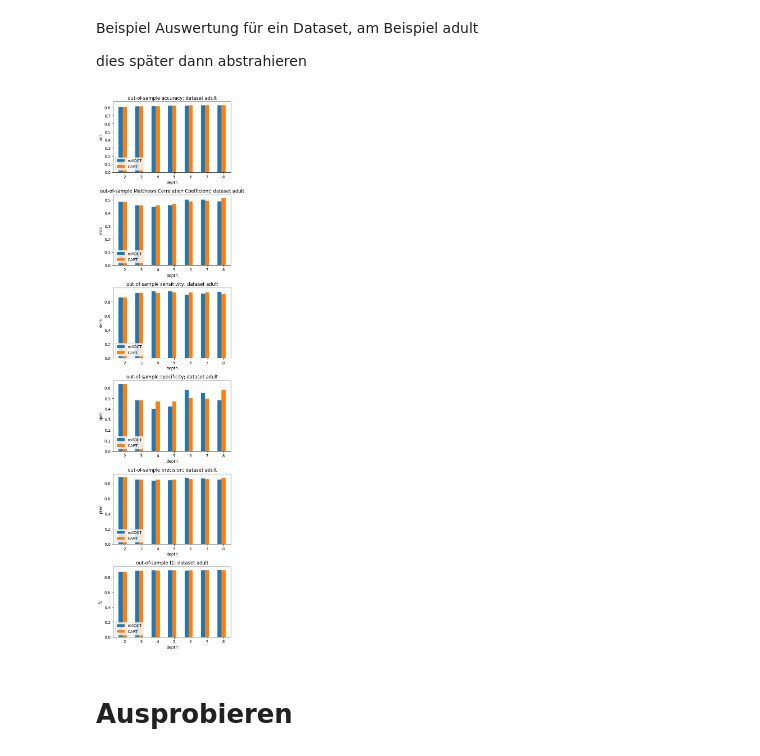
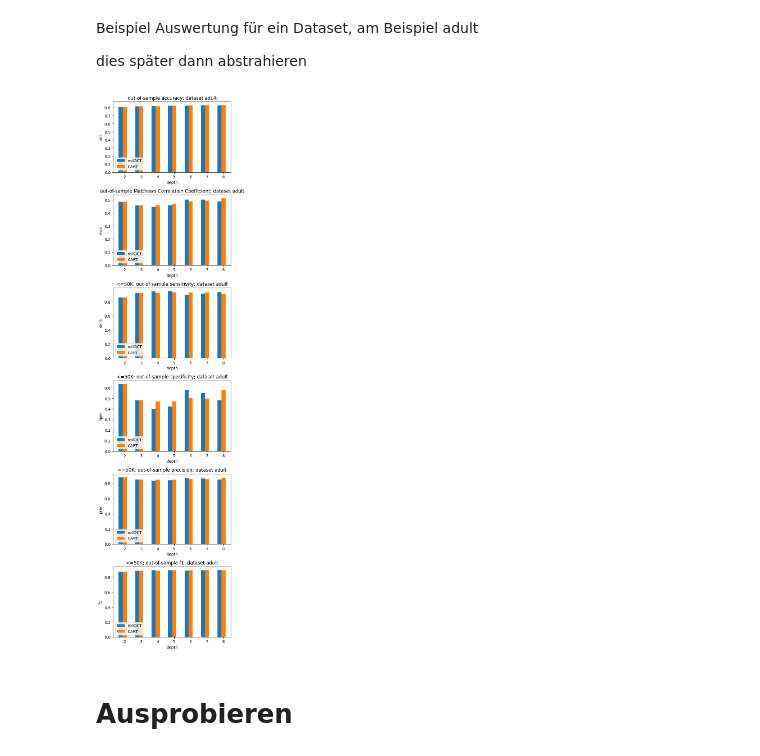
Before and after one commit to Morgall/LARF_BA, a Jupyter notebook: testing_juypter_notebooks/metrics_tree_test.ipynb, the cells around one changed output. Saved outputs shown, nothing was run; the diff lists cells and outputs as text; code cells hidden in the pictures.

Commit message:
implementing streamlining of figure generation

```diff
--- a/testing_juypter_notebooks/metrics_tree_test.ipynb
+++ b/testing_juypter_notebooks/metrics_tree_test.ipynb
@@ -340,7 +340,8 @@ def visualize_acc_mcc(result_dict_rollOCT, result_dict_cart, name_dataset, max_d
 
     return None
 # %%
-def plot_var_on_ax(ax, x, categories, bar_width, dataset_var_rollOCT, dataset_var_cart, dataset_name, metric_name, metric_short, train=False):
+#for acc and mcc
+def plot_on_ax(ax, x, categories, bar_width, dataset_var_rollOCT, dataset_var_cart, dataset_name, metric_name, metric_short, train=False):
     ax.bar(x - bar_width, dataset_var_rollOCT, width=bar_width, label='rollOCT')
     ax.bar(x, dataset_var_cart, width=bar_width, label='CART')
     ax.set_xticks(ticks=x, labels=categories)
@@ -351,6 +352,19 @@ def plot_var_on_ax(ax, x, categories, bar_width, dataset_var_rollOCT, dataset_va
     else:
         ax.set_title(f'in-sample {metric_name}; dataset {dataset_name}')
     ax.legend(loc='lower left')
+# %%
+#for variable specific metric
+def plot_var_on_ax(ax, x, categories, bar_width, dataset_var_rollOCT, dataset_var_cart, dataset_name, metric_name, metric_short, target_var, train=False):
+    ax.bar(x - bar_width, dataset_var_rollOCT, width=bar_width, label='rollOCT')
+    ax.bar(x, dataset_var_cart, width=bar_width, label='CART')
+    ax.set_xticks(ticks=x, labels=categories)
+    ax.set_xlabel('depth')
+    ax.set_ylabel(metric_short)
+    if train == False:
+        ax.set_title(f'{target_var}; out-of-sample {metric_name}; dataset {dataset_name}')
+    else:
+        ax.set_title(f'{target_var}; in-sample {metric_name}; dataset {dataset_name}')
+    ax.legend(loc='lower left')
 # %% [markdown]
 # Auswertung für jeden Datensatz
 
@@ -467,40 +481,40 @@ if get_in_sample_results == False:
     accuracy_adult_rollOCT = accuracy_adult_rollOCT['test']
     mcc_adult_rollOCT = mcc_adult_rollOCT['test']
     accuracy_adult_cart = accuracy_adult_cart['test']
     mcc_adult_cart = mcc_adult_cart['test']
 else:
     accuracy_adult_rollOCT = accuracy_adult_rollOCT['train']
     mcc_adult_rollOCT = mcc_adult_rollOCT['train']
     accuracy_adult_cart = accuracy_adult_cart['train']
     mcc_adult_cart = mcc_adult_cart['train']
 
 eval_rollOCT = get_evaluation_for_class(result_dict_adult_rollOCT, target_var=desired_target_var, depth=depth_tree, training_data = get_in_sample_results) #get sensitivity, specificity, precision, f1 for chosen target var over all depths
 eval_cart = get_evaluation_for_class(result_dict_adult_cart, target_var=desired_target_var, depth=depth_tree, training_data = get_in_sample_results)
 
 bar_width = 0.25
 
 categories = []
 for i in range(2,depth_tree+1):
     categories.append(i)
 
 # Positions of the bars on x-axis for the groups
 x = np.arange(len(categories))
 
 fig, axes = plt.subplots(metrics, 1, figsize=(5, 20))
 ax = axes.ravel()
 
-plot_var_on_ax(ax[0], x, categories, bar_width, dataset_var_rollOCT = accuracy_adult_rollOCT, dataset_var_cart = accuracy_adult_cart, dataset_name = 'adult', metric_name = 'accuracy', metric_short = 'acc', train=get_in_sample_results) #accuracy
-plot_var_on_ax(ax[1], x, categories, bar_width, dataset_var_rollOCT = mcc_adult_rollOCT, dataset_var_cart = mcc_adult_cart, dataset_name = 'adult', metric_name = 'Matthews Correlation Coefficient',metric_short = 'mcc', train=get_in_sample_results) #mcc
-plot_var_on_ax(ax[2], x, categories, bar_width, dataset_var_rollOCT = eval_rollOCT['sensitivity'], dataset_var_cart = eval_cart['sensitivity'], dataset_name = 'adult', metric_name = 'sensitivity',metric_short = 'sens', train=get_in_sample_results) #sensitivity
-plot_var_on_ax(ax[3], x, categories, bar_width, dataset_var_rollOCT = eval_rollOCT['specificity'], dataset_var_cart = eval_cart['specificity'], dataset_name = 'adult',metric_name = 'specificity',metric_short = 'spec', train=get_in_sample_results) #specificity
-plot_var_on_ax(ax[4], x, categories, bar_width, dataset_var_rollOCT = eval_rollOCT['precision'], dataset_var_cart = eval_cart['precision'], dataset_name = 'adult',metric_name = 'precision',metric_short = 'prec', train=get_in_sample_results) #precision
-plot_var_on_ax(ax[5], x, categories, bar_width, dataset_var_rollOCT = eval_rollOCT['f1'], dataset_var_cart = eval_cart['f1'], dataset_name = 'adult',metric_name = 'f1',metric_short = 'f1', train=get_in_sample_results) #f1
+plot_on_ax(ax[0], x, categories, bar_width, dataset_var_rollOCT = accuracy_adult_rollOCT, dataset_var_cart = accuracy_adult_cart, dataset_name = 'adult', metric_name = 'accuracy', metric_short = 'acc', train=get_in_sample_results) #accuracy
+plot_on_ax(ax[1], x, categories, bar_width, dataset_var_rollOCT = mcc_adult_rollOCT, dataset_var_cart = mcc_adult_cart, dataset_name = 'adult', metric_name = 'Matthews Correlation Coefficient',metric_short = 'mcc', train=get_in_sample_results) #mcc
+plot_var_on_ax(ax[2], x, categories, bar_width, dataset_var_rollOCT = eval_rollOCT['sensitivity'], dataset_var_cart = eval_cart['sensitivity'], dataset_name = 'adult', metric_name = 'sensitivity',metric_short = 'sens', target_var=meaning_target_vars[desired_target_var] ,train=get_in_sample_results) #sensitivity
+plot_var_on_ax(ax[3], x, categories, bar_width, dataset_var_rollOCT = eval_rollOCT['specificity'], dataset_var_cart = eval_cart['specificity'], dataset_name = 'adult',metric_name = 'specificity',metric_short = 'spec', target_var=meaning_target_vars[desired_target_var], train=get_in_sample_results) #specificity
+plot_var_on_ax(ax[4], x, categories, bar_width, dataset_var_rollOCT = eval_rollOCT['precision'], dataset_var_cart = eval_cart['precision'], dataset_name = 'adult',metric_name = 'precision',metric_short = 'prec',target_var=meaning_target_vars[desired_target_var], train=get_in_sample_results) #precision
+plot_var_on_ax(ax[5], x, categories, bar_width, dataset_var_rollOCT = eval_rollOCT['f1'], dataset_var_cart = eval_cart['f1'], dataset_name = 'adult',metric_name = 'f1',metric_short = 'f1',target_var=meaning_target_vars[desired_target_var], train=get_in_sample_results) #f1
 
 fig.tight_layout()
 # Show plot
 plt.show()
 # %% [output]
-[figure, old version]
+[figure, new version]
 # %% [markdown]
 # Ausprobieren
 # %%
```
Also changed, not shown: 5 other files.
